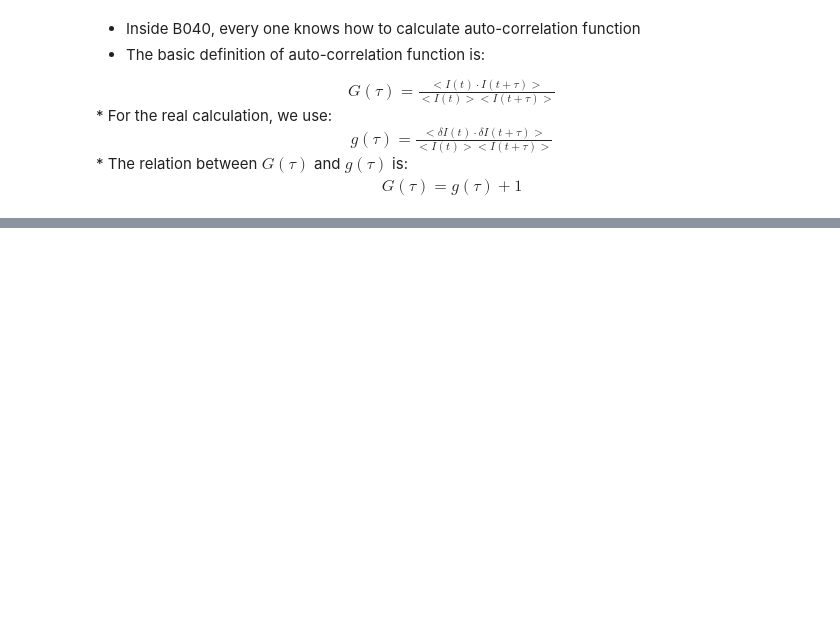
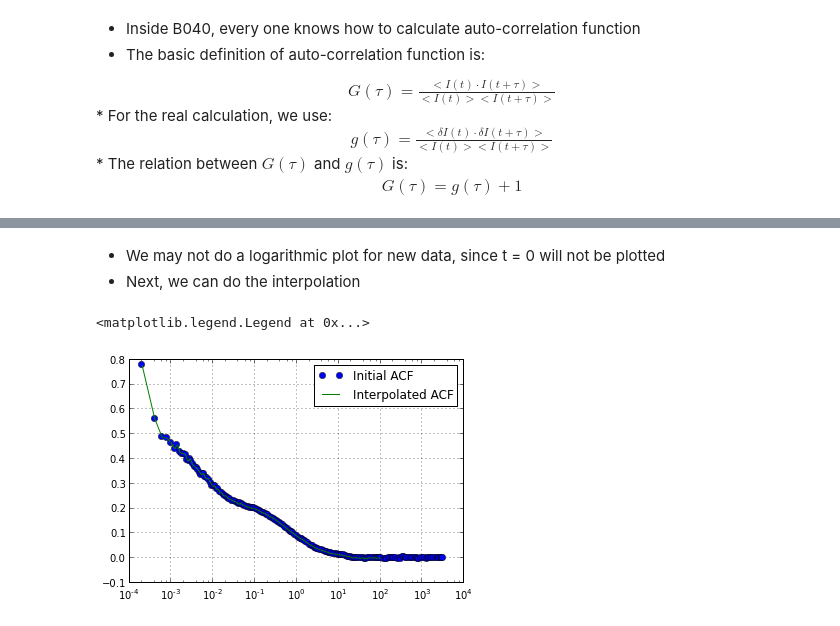
Before and after one commit to chenleo/ipynotebook, a Jupyter notebook: FFT_View_Data.ipynb, the cells around one changed output, grey strips where cells are left out. Cells and saved outputs as stored; diff of their text form; code cells hidden in the pictures; blank space fills up the shorter version.

```diff
--- a/FFT_View_Data.ipynb
+++ b/FFT_View_Data.ipynb
@@ -767,0 +819,24 @@ YouTubeVideo('NNUzJ2rhw2k',start = 182) #周杰伦 斗琴
+# %%
+#Set boundary condition to g(0) = 1
+time_new = concatenate(([0],df.time_lag), axis=0)
+data_new = concatenate(([1], df.Correlation), axis=0)
+# %% [markdown]
+* We may not do a logarithmic plot for new data, since t = 0 will not be plotted
+* Next, we can do the interpolation
+# %%
+from scipy.interpolate import interp1d
+
+#Generate interpolation function use time_new and data_new
+polate_function = interp1d(time_new, data_new, kind="cubic")
+
+#plot it against the raw data.
+#time range:
+time_target = linspace(0.0002,100,500000)
+
+#plot it
+semilogx(df.time_lag, df.Correlation,"o", time_target, polate_function(time_target),'-')
+grid(True)
+legend(["Initial ACF","Interpolated ACF"])
+# %% [output]
+<matplotlib.legend.Legend at 0x...>
+[figure, added]
```
Also changed, not shown: parts of 105 cells of this notebook.
